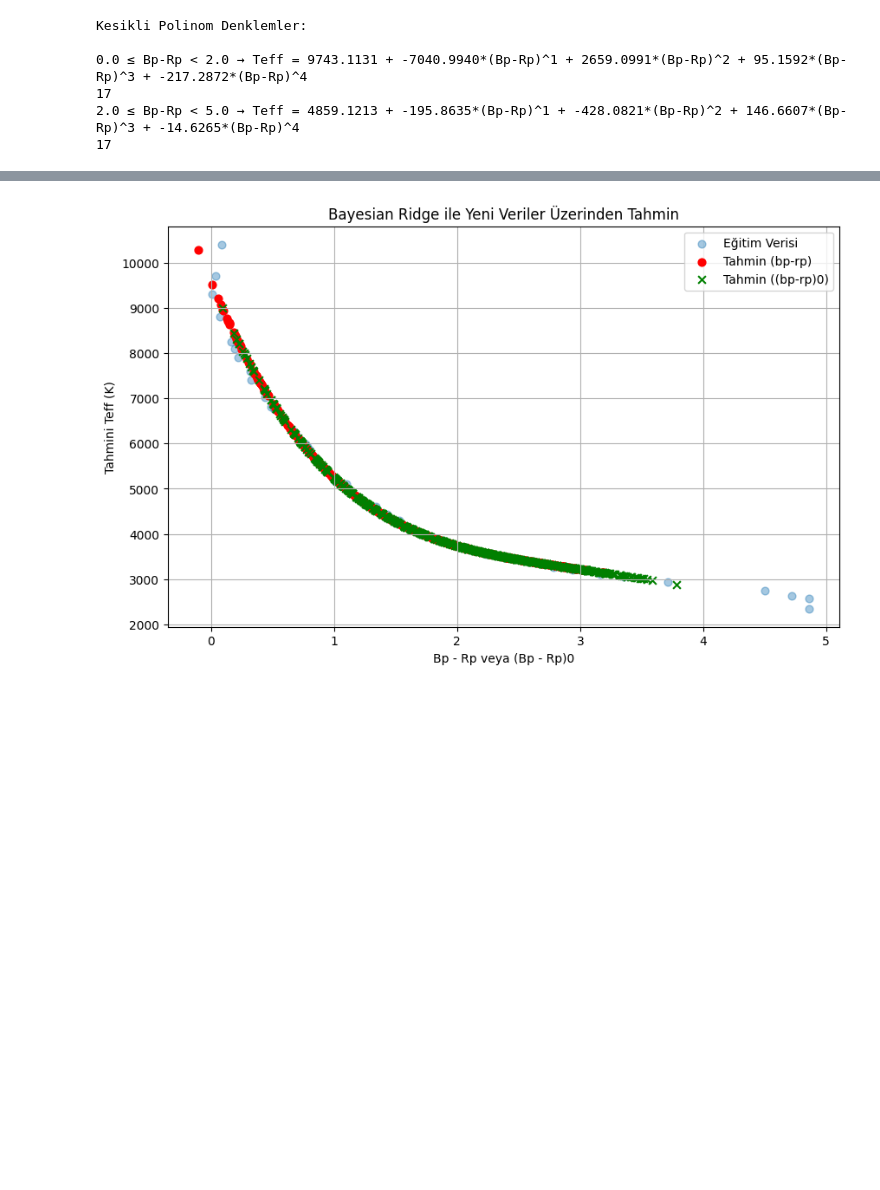
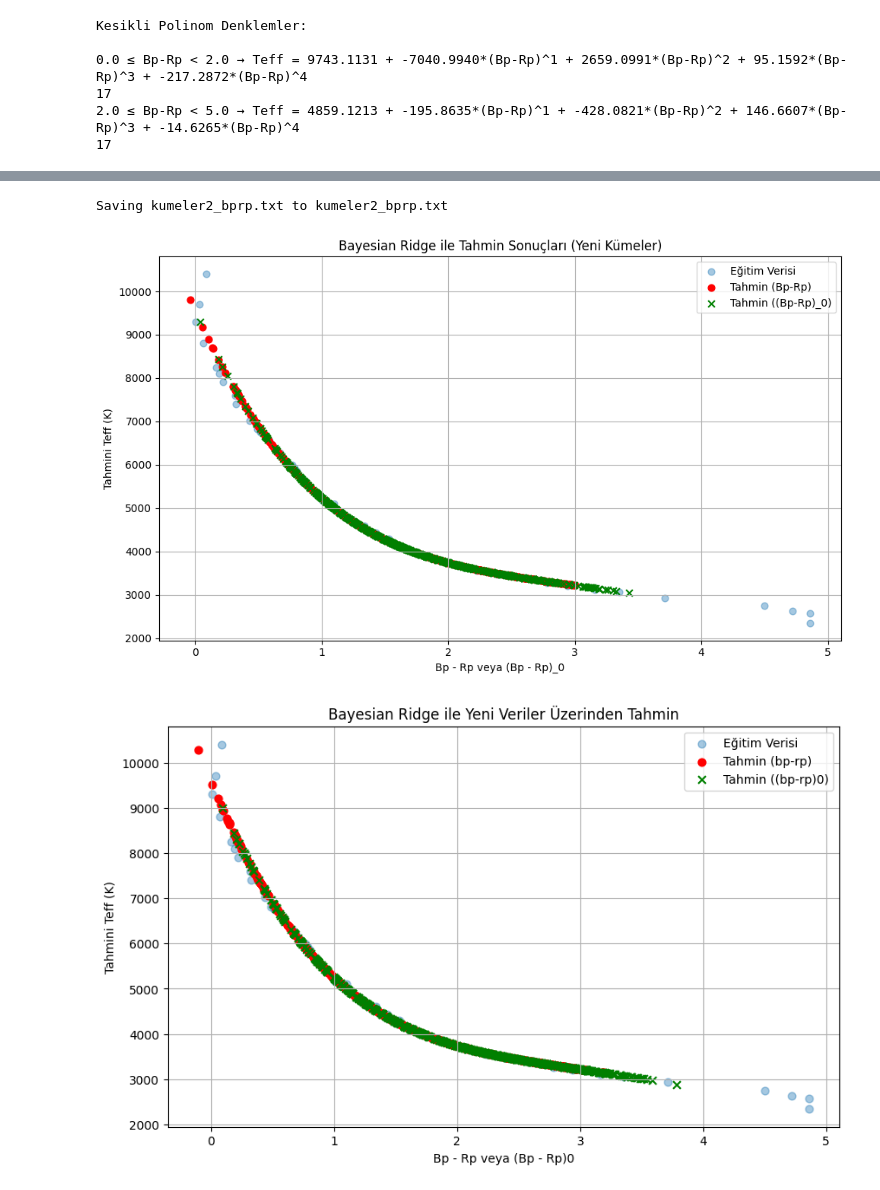
Before and after one commit to gulnurdeviren/Star, a Jupyter notebook: star_yeni.ipynb, the cells around one changed output, grey strips where cells are left out. Saved outputs shown, nothing was run; the diff lists cells and outputs as text; code cells hidden in the pictures; blank space fills up the shorter version.

Commit message:
Colab kullanılarak oluşturuldu

```diff
--- a/star_yeni.ipynb
+++ b/star_yeni.ipynb
@@ -160,0 +161,42 @@ Tahmin edilen Teff : 6893.82 K
+# %%
+uploaded5 = files.upload()
+df_kume = pd.read_csv("kumeler2_bprp.txt",
+                      delim_whitespace=True,
+                      comment='U',
+                      header=None,
+                      names=["(Bp-Rp)_0", "Bp-Rp"])
+
+# Sadece sayısal değerlere sahip satırları al
+df_kume = df_kume[pd.to_numeric(df_kume["Bp-Rp"], errors="coerce").notna()]
+df_kume = df_kume.astype(float)
+
+# ✅ Verileri ayır
+bp_rp0_vals = df_kume["(Bp-Rp)_0"].values
+bp_rp_vals = df_kume["Bp-Rp"].values
+
+# ✅ Polynomiye göre yeni veri matrislerini oluştur
+bp_rp0_vander = np.vander(bp_rp0_vals, N=n_order + 1, increasing=True)
+bp_rp_vander = np.vander(bp_rp_vals, N=n_order + 1, increasing=True)
+
+# ✅ Tahminleri al
+teff_pred_bp_rp0 = reg.predict(bp_rp0_vander)
+teff_pred_bp_rp = reg.predict(bp_rp_vander)
+
+# ✅ Tahminleri dataframe'e ekle
+df_kume["Teff_Tahmin_(Bp-Rp)_0"] = teff_pred_bp_rp0
+df_kume["Teff_Tahmin_Bp-Rp"] = teff_pred_bp_rp
+
+# ✅ Görselleştirme
+plt.figure(figsize=(10, 6))
+plt.scatter(x_train, y_train, s=40, alpha=0.4, label="Eğitim Verisi")
+plt.scatter(bp_rp_vals, teff_pred_bp_rp, color='red', s=40, marker='o', label='Tahmin (Bp-Rp)')
+plt.scatter(bp_rp0_vals, teff_pred_bp_rp0, color='green', s=40, marker='x', label='Tahmin ((Bp-Rp)_0)')
+
+plt.xlabel("Bp - Rp veya (Bp - Rp)_0")
+plt.ylabel("Tahmini Teff (K)")
+plt.title("Bayesian Ridge ile Tahmin Sonuçları (Yeni Kümeler)")
+plt.legend()
+plt.grid(True)
+plt.tight_layout()
+plt.show()
+# %% [output]
@@ -161 +204,3 @@ Tahmin edilen Teff : 6893.82 K
+Saving kumeler2_bprp.txt to kumeler2_bprp.txt
+[figure, added]
 # %%
```
Also changed, not shown: parts of 4 cells of this notebook.
